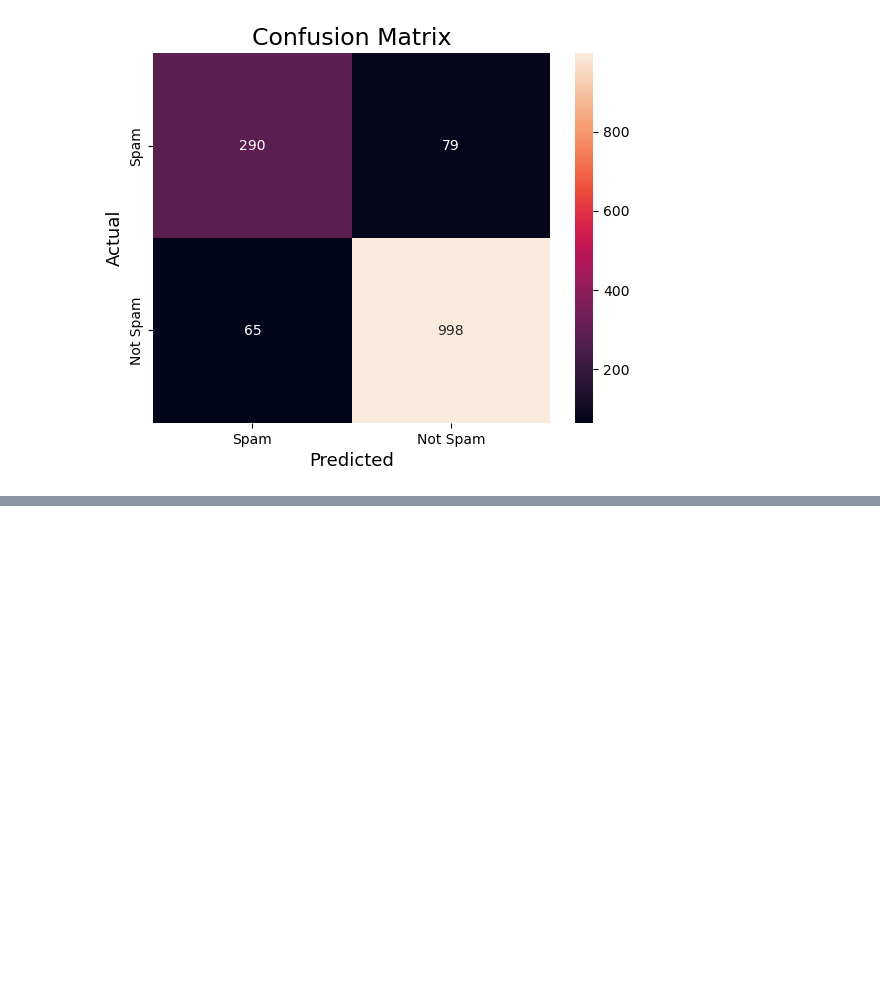
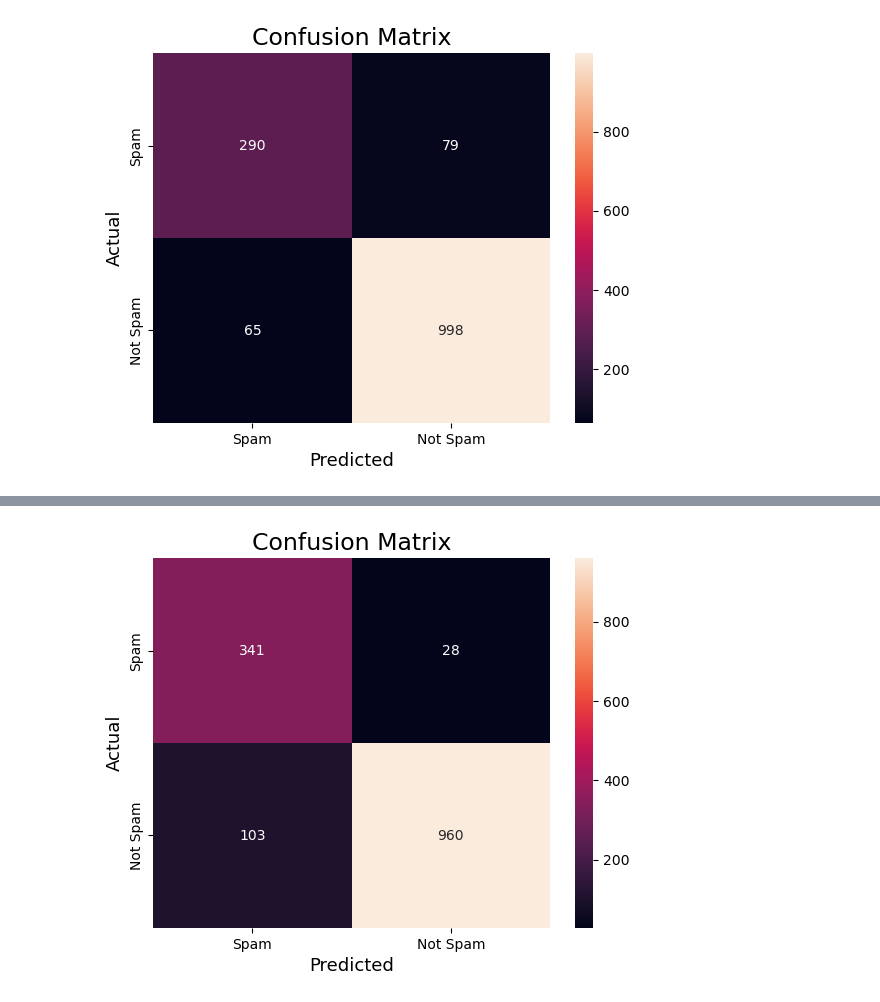
Before and after one commit to sdray5/projects, a Jupyter notebook: EmailSpamPredictor/Email Spam Predictor.ipynb, the cells around one changed output, grey strips where cells are left out. Drawn from its saved outputs; the diff is of its cells as text; code cells hidden in the pictures; blank space fills up the shorter version.

```diff
--- a/EmailSpamPredictor/Email Spam Predictor.ipynb
+++ b/EmailSpamPredictor/Email Spam Predictor.ipynb
@@ -306,0 +460,3 @@ plt.show()
+# %%
+predicted = np.round(model_bidi_lstm.predict(validation_padded))
+actual = validation_labels_final
@@ -306,0 +465,16 @@ plt.show()
+# %%
+labels = [1, 0]
+cm = confusion_matrix(actual,predicted, labels=labels)
+
+sns.heatmap(cm,
+            annot=True,
+            fmt='g',
+            xticklabels=['Spam','Not Spam'],
+            yticklabels=['Spam','Not Spam'])
+plt.ylabel('Actual',fontsize=13)
+plt.xlabel('Predicted',fontsize=13)
+plt.title('Confusion Matrix',fontsize=17)
+plt.show()
+# only a little better than the gru model
+# %% [output]
+[figure, added]
```
Also changed, not shown: parts of 17 cells of this notebook.
